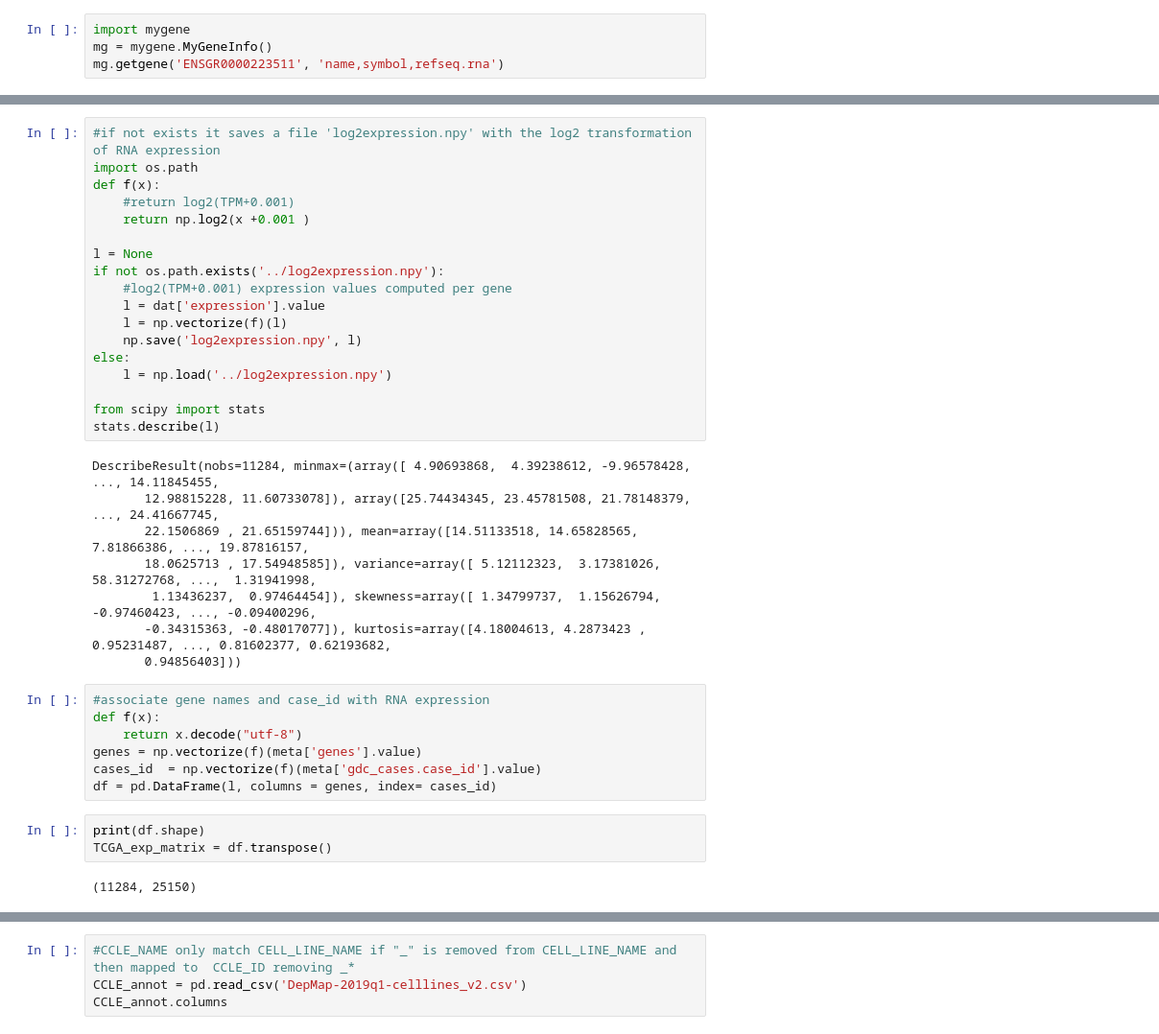
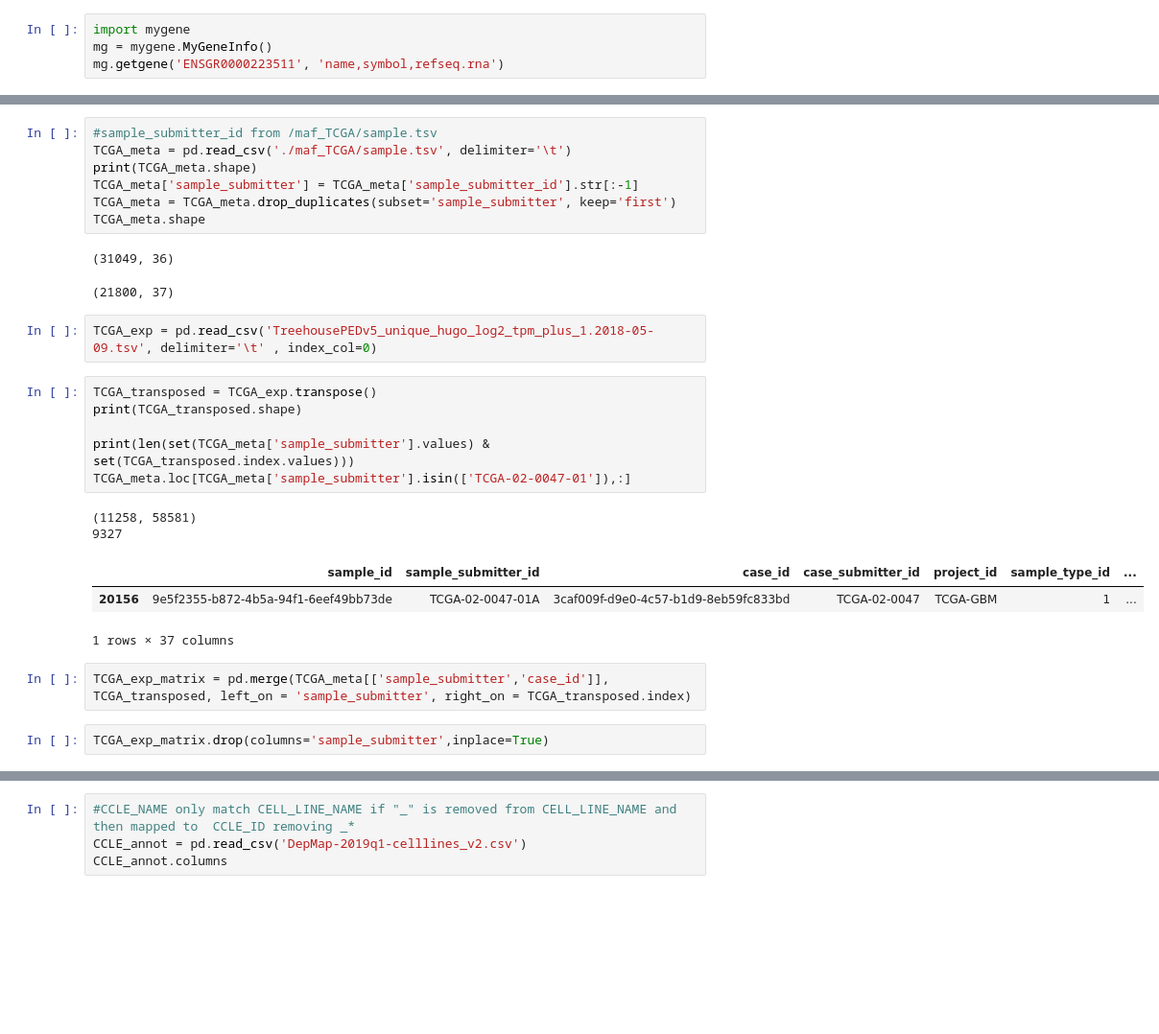
Before and after one commit to auriml/gen_drug, a Jupyter notebook: gen_drug_preprocessing.ipynb, the cells around one changed output, grey strips where cells are left out. Shown at 96% size. Cells and saved outputs as stored; diff of their text form; blank space fills up the shorter version.

Commit message:
changed gen expresion source: it uses now log2(TPM+1) instead of read counts

```diff
--- a/gen_drug_preprocessing.ipynb
+++ b/gen_drug_preprocessing.ipynb
@@ -81,39 +29,29 @@ lab
-# %%
-#if not exists it saves a file 'log2expression.npy' with the log2 transformation of RNA expression
-import os.path
-def f(x):
-    #return log2(TPM+0.001)
-    return np.log2(x +0.001 )
-
-l = None
-if not os.path.exists('../log2expression.npy'):
-    #log2(TPM+0.001) expression values computed per gene
-    l = dat['expression'].value
-    l = np.vectorize(f)(l)
-    np.save('log2expression.npy', l)
-else:
-    l = np.load('../log2expression.npy')
-
-from scipy import stats
-stats.describe(l)
-# %% [output]
-DescribeResult(nobs=11284, minmax=(array([ 4.90693868,  4.39238612, -9.96578428, ..., 14.11845455,
-       12.98815228, 11.60733078]), array([25.74434345, 23.45781508, 21.78148379, ..., 24.41667745,
-       22.1506869 , 21.65159744])), mean=array([14.51133518, 14.65828565,  7.81866386, ..., 19.87816157,
-       18.0625713 , 17.54948585]), variance=array([ 5.12112323,  3.17381026, 58.31272768, ...,  1.31941998,
-        1.13436237,  0.97464454]), skewness=array([ 1.34799737,  1.15626794, -0.97460423, ..., -0.09400296,
-       -0.34315363, -0.48017077]), kurtosis=array([4.18004613, 4.2873423 , 0.95231487, ..., 0.81602377, 0.62193682,
-       0.94856403]))
-# %%
-#associate gene names and case_id with RNA expression
-def f(x):
-    return x.decode("utf-8")
-genes = np.vectorize(f)(meta['genes'].value)
-cases_id  = np.vectorize(f)(meta['gdc_cases.case_id'].value)
-df = pd.DataFrame(l, columns = genes, index= cases_id)
-# %%
-print(df.shape)
-TCGA_exp_matrix = df.transpose()
-# %% [output]
-(11284, 25150)
+# %%
+#sample_submitter_id from /maf_TCGA/sample.tsv
+TCGA_meta = pd.read_csv('./maf_TCGA/sample.tsv', delimiter='\t')
+print(TCGA_meta.shape)
+TCGA_meta['sample_submitter'] = TCGA_meta['sample_submitter_id'].str[:-1]
+TCGA_meta = TCGA_meta.drop_duplicates(subset='sample_submitter', keep='first')
+TCGA_meta.shape
+# %% [output]
+(31049, 36)
+(21800, 37)
+# %%
+TCGA_exp = pd.read_csv('TreehousePEDv5_unique_hugo_log2_tpm_plus_1.2018-05-09.tsv', delimiter='\t' , index_col=0)
+# %%
+TCGA_transposed = TCGA_exp.transpose()
+print(TCGA_transposed.shape)
+
+print(len(set(TCGA_meta['sample_submitter'].values) & set(TCGA_transposed.index.values)))
+TCGA_meta.loc[TCGA_meta['sample_submitter'].isin(['TCGA-02-0047-01']),:]
+# %% [output]
+(11258, 58581)
+9327
+|  | sample_id | sample_submitter_id | case_id | case_submitter_id | project_id | sample_type_id | ... |
+| 20156 | 9e5f2355-b872-4b5a-94f1-6eef49bb73de | TCGA-02-0047-01A | 3caf009f-d9e0-4c57-b1d9-8eb59fc833bd | TCGA-02-0047 | TCGA-GBM | 1 | ... |
+1 rows × 37 columns
+# %%
+TCGA_exp_matrix = pd.merge(TCGA_meta[['sample_submitter','case_id']], TCGA_transposed, left_on = 'sample_submitter', right_on = TCGA_transposed.index)
+# %%
+TCGA_exp_matrix.drop(columns='sample_submitter',inplace=True)
 # %%
```
Also changed, not shown: parts of 34 cells of this notebook.
